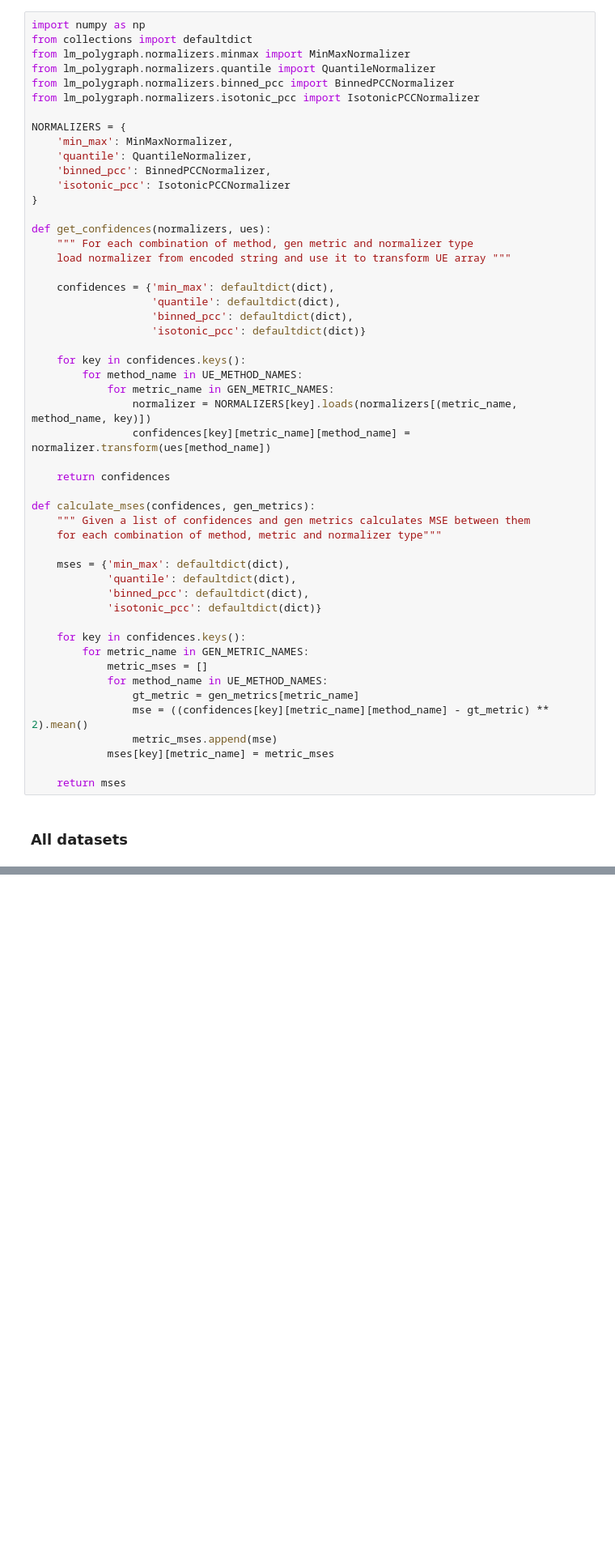
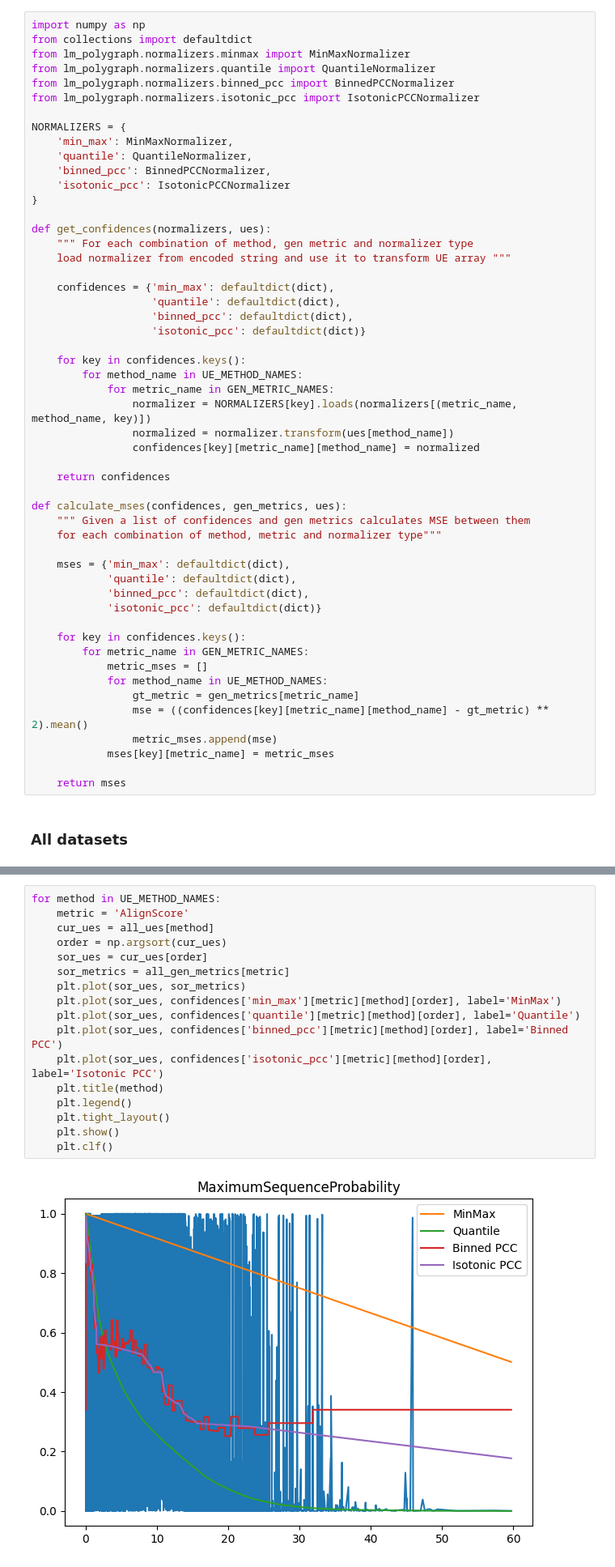
Before and after one commit to IINemo/lm-polygraph, a Jupyter notebook: notebooks/normalization.ipynb, the cells around one changed output, grey strips where cells are left out. Shown at 81% size. Drawn from its saved outputs; the diff is of its cells as text; blank space fills up the shorter version.

```diff
--- a/notebooks/normalization.ipynb
+++ b/notebooks/normalization.ipynb
@@ -132,11 +156,12 @@ def get_confidences(normalizers, ues):
         for method_name in UE_METHOD_NAMES:
             for metric_name in GEN_METRIC_NAMES:
                 normalizer = NORMALIZERS[key].loads(normalizers[(metric_name, method_name, key)])
-                confidences[key][metric_name][method_name] = normalizer.transform(ues[method_name])
+                normalized = normalizer.transform(ues[method_name])
+                confidences[key][metric_name][method_name] = normalized
 
     return confidences
 
-def calculate_mses(confidences, gen_metrics):
+def calculate_mses(confidences, gen_metrics, ues):
     """ Given a list of confidences and gen metrics calculates MSE between them
     for each combination of method, metric and normalizer type"""
 
@@ -601,0 +691,19 @@ Stat calculators: [<lm_polygraph.stat_calculators.greedy_probs.GreedyProbsCalcul
+# %%
+for method in UE_METHOD_NAMES:
+    metric = 'AlignScore'
+    cur_ues = all_ues[method]
+    order = np.argsort(cur_ues)
+    sor_ues = cur_ues[order]
+    sor_metrics = all_gen_metrics[metric]
+    plt.plot(sor_ues, sor_metrics)
+    plt.plot(sor_ues, confidences['min_max'][metric][method][order], label='MinMax')
+    plt.plot(sor_ues, confidences['quantile'][metric][method][order], label='Quantile')
+    plt.plot(sor_ues, confidences['binned_pcc'][metric][method][order], label='Binned PCC')
+    plt.plot(sor_ues, confidences['isotonic_pcc'][metric][method][order], label='Isotonic PCC')
+    plt.title(method)
+    plt.legend()
+    plt.tight_layout()
+    plt.show()
+    plt.clf()
+# %% [output]
+[figure, added]
```
Also changed, not shown: parts of 17 cells of this notebook, 5 other files.
